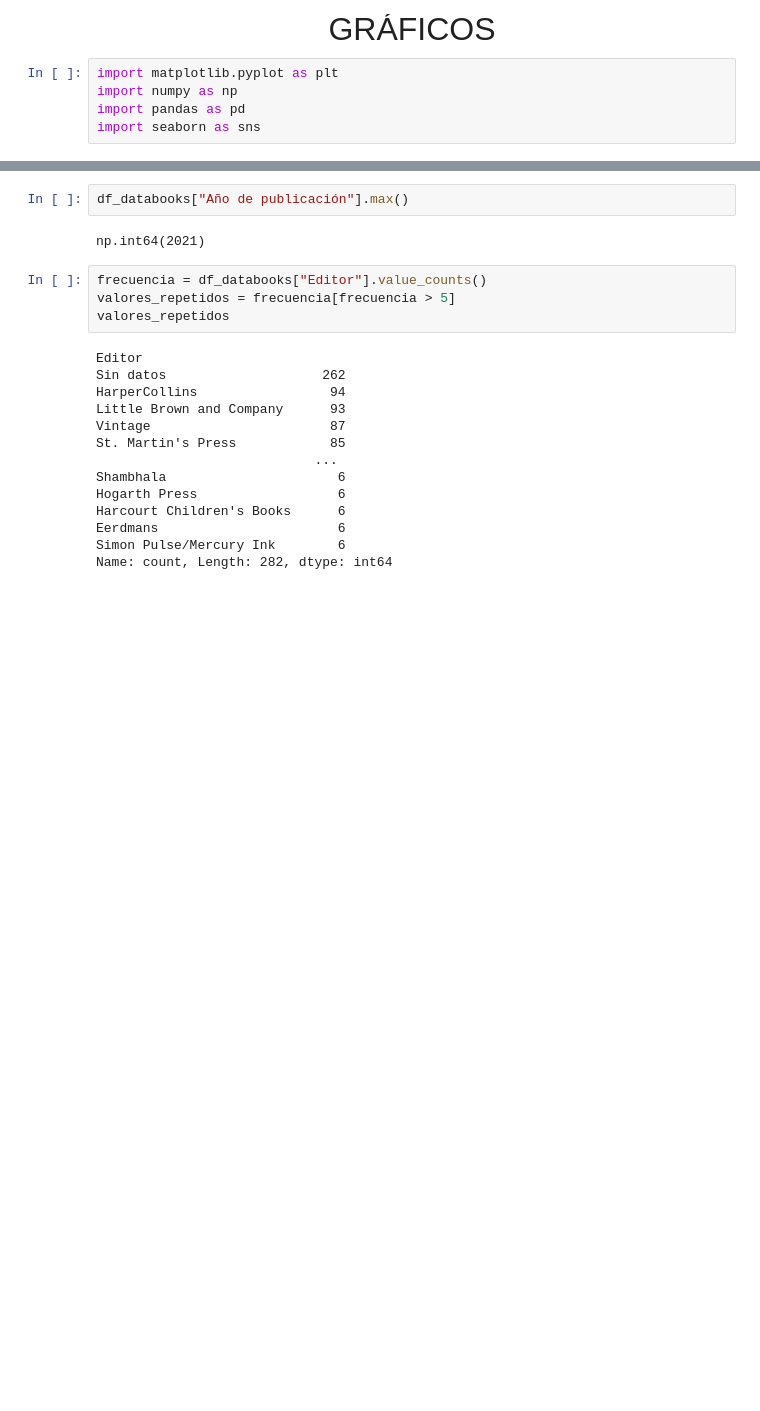
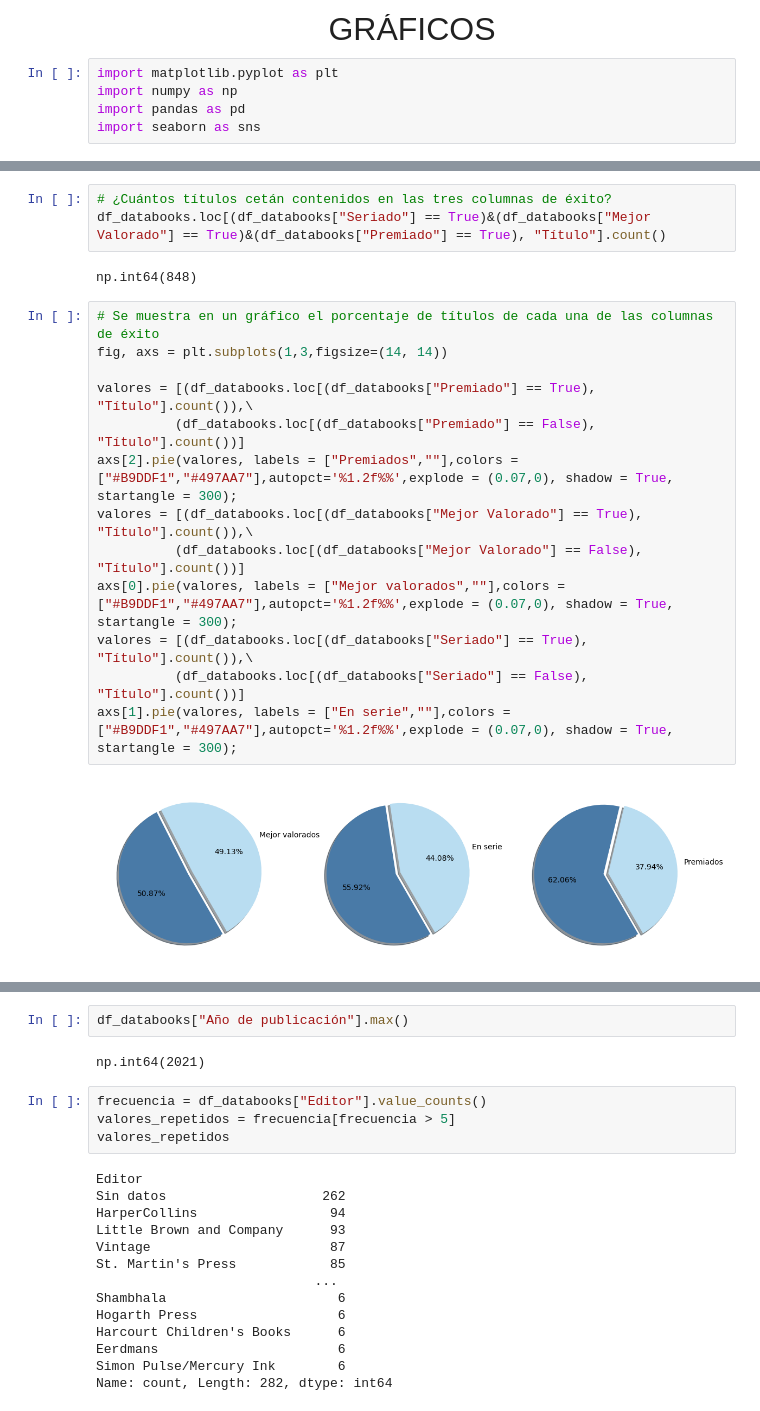
Before and after one commit to AntGV/EDA_Proyecto_Editorial, a Jupyter notebook: Graficos.ipynb, the cells around one changed output, grey strips where cells are left out. Saved outputs shown, nothing was run; the diff lists cells and outputs as text; blank space fills up the shorter version.

```diff
--- a/Graficos.ipynb
+++ b/Graficos.ipynb
@@ -90,0 +73,20 @@ axs[2].legend();
+# %%
+# ¿Cuántos títulos cetán contenidos en las tres columnas de éxito?
+df_databooks.loc[(df_databooks["Seriado"] == True)&(df_databooks["Mejor Valorado"] == True)&(df_databooks["Premiado"] == True), "Título"].count()
+# %% [output]
+np.int64(848)
+# %%
+# Se muestra en un gráfico el porcentaje de títulos de cada una de las columnas de éxito
+fig, axs = plt.subplots(1,3,figsize=(14, 14))
+
+valores = [(df_databooks.loc[(df_databooks["Premiado"] == True), "Título"].count()),\
+          (df_databooks.loc[(df_databooks["Premiado"] == False), "Título"].count())]
+axs[2].pie(valores, labels = ["Premiados",""],colors = ["#B9DDF1","#497AA7"],autopct='%1.2f%%',explode = (0.07,0), shadow = True, startangle = 300);
+valores = [(df_databooks.loc[(df_databooks["Mejor Valorado"] == True), "Título"].count()),\
+          (df_databooks.loc[(df_databooks["Mejor Valorado"] == False), "Título"].count())]
+axs[0].pie(valores, labels = ["Mejor valorados",""],colors = ["#B9DDF1","#497AA7"],autopct='%1.2f%%',explode = (0.07,0), shadow = True, startangle = 300);
+valores = [(df_databooks.loc[(df_databooks["Seriado"] == True), "Título"].count()),\
+          (df_databooks.loc[(df_databooks["Seriado"] == False), "Título"].count())]
+axs[1].pie(valores, labels = ["En serie",""],colors = ["#B9DDF1","#497AA7"],autopct='%1.2f%%',explode = (0.07,0), shadow = True, startangle = 300);
+# %% [output]
+[figure, added]
```
Also changed, not shown: parts of 25 cells of this notebook.
